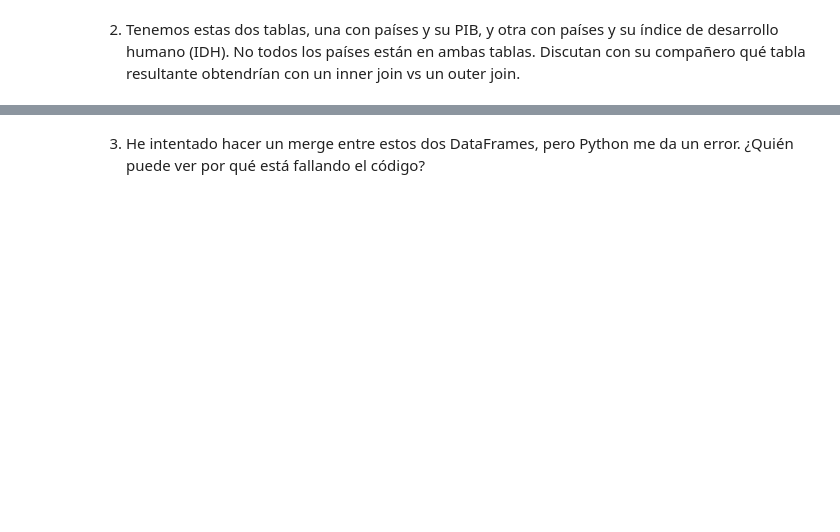
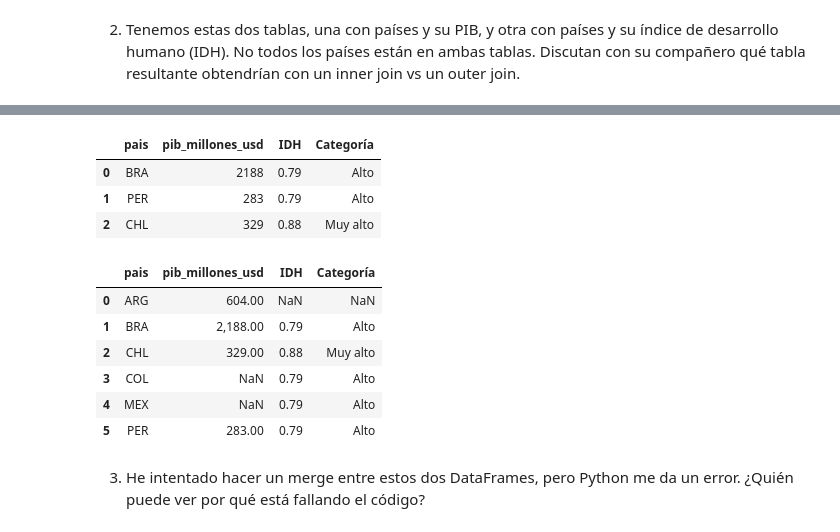
Before and after one commit to ElLinares/curso-ia-para-economia, a Jupyter notebook: clases/3_Analisis_y_visualizacion_datos/2_Combinacion_Exportacion_Datos.ipynb, the cells around one changed output, grey strips where cells are left out. Cells and saved outputs as stored; diff of their text form; code cells hidden in the pictures; blank space fills up the shorter version.

```diff
--- a/clases/3_Analisis_y_visualizacion_datos/2_Combinacion_Exportacion_Datos.ipynb
+++ b/clases/3_Analisis_y_visualizacion_datos/2_Combinacion_Exportacion_Datos.ipynb
@@ -277,9 +297,22 @@ display(df_idh)
 # %%
-df_inner =
+df_inner = pd.merge(df_pib, df_idh, on='pais', how='inner')
 df_inner
+# %% [output]
+|  | pais | pib_millones_usd | IDH | Categoría |
+| 0 | BRA | 2188 | 0.79 | Alto |
+| 1 | PER | 283 | 0.79 | Alto |
+| 2 | CHL | 329 | 0.88 | Muy alto |
 # %%
-df_outer =
+df_outer =pd.merge(df_pib, df_idh, on='pais', how='outer')
 df_outer
+# %% [output]
+|  | pais | pib_millones_usd | IDH | Categoría |
+| 0 | ARG | 604.00 | NaN | NaN |
+| 1 | BRA | 2,188.00 | 0.79 | Alto |
+| 2 | CHL | 329.00 | 0.88 | Muy alto |
+| 3 | COL | NaN | 0.79 | Alto |
+| 4 | MEX | NaN | 0.79 | Alto |
+| 5 | PER | 283.00 | 0.79 | Alto |
 # %% [markdown]
 3.  He intentado hacer un merge entre estos dos DataFrames, pero Python me da un error. ¿Quién puede ver por qué está fallando el código?
 # %%
```
Also changed, not shown: parts of 14 cells of this notebook.
